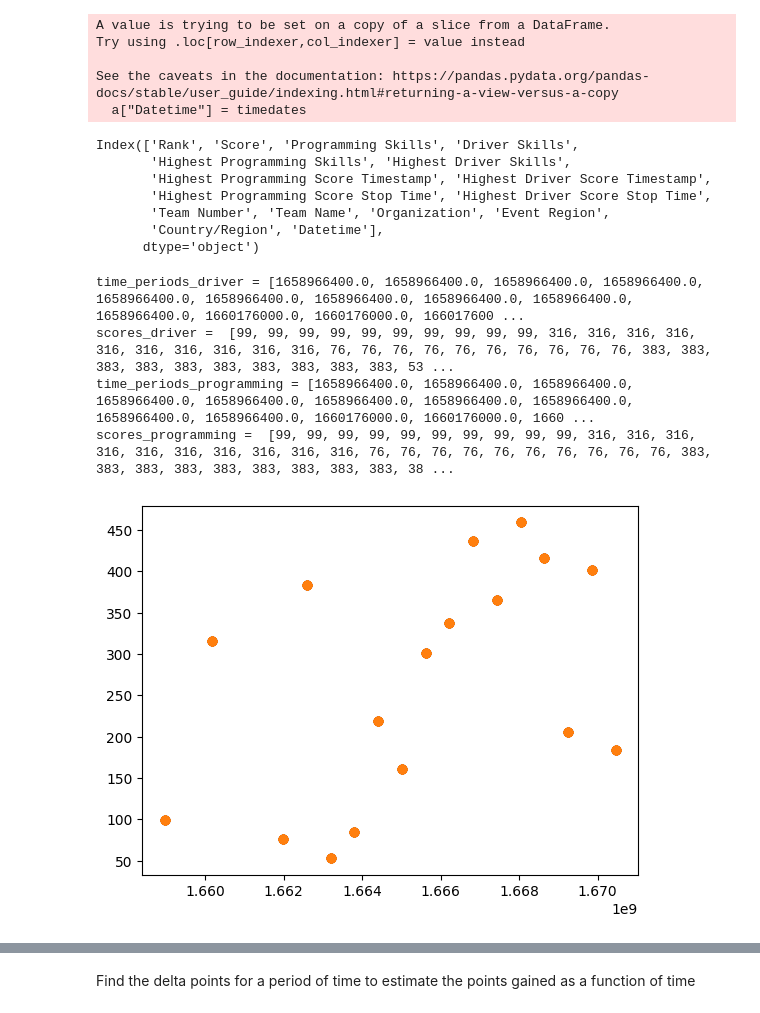
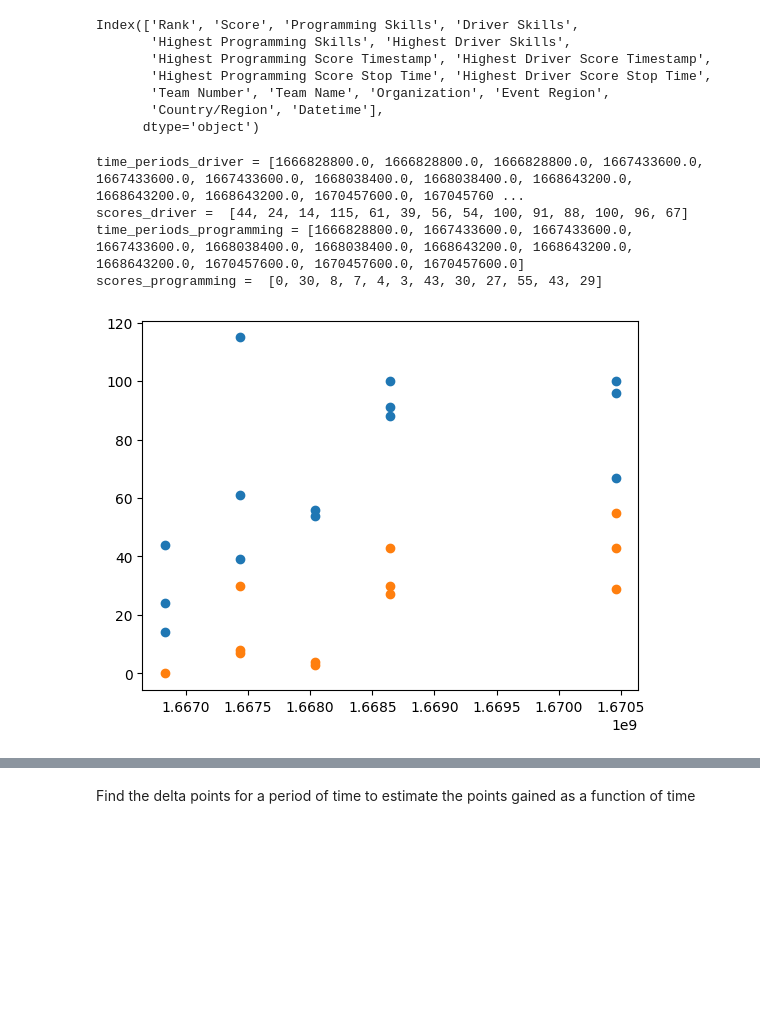
Before and after one commit to MattHandzel/TeamErrorError, a Jupyter notebook: Main/analyzeVexCompetitionData.ipynb, the cells around one changed output, grey strips where cells are left out. Cells and saved outputs as stored; diff of their text form; code cells hidden in the pictures; blank space fills up the shorter version.

```diff
--- a/Main/analyzeVexCompetitionData.ipynb
+++ b/Main/analyzeVexCompetitionData.ipynb
@@ -4,10 +4,10 @@ import numpy as np
 import datetime
 import matplotlib.pyplot as plt
 
-allData = pd.read_csv("../AllVexData_2022_12_9.csv")
+allData = pd.read_csv("../AllVexData_2022_12_26.csv")
 # %%
-# a = allData[allData["Event Region"] == "Illinois"]
-a = allData
+a = allData[allData["Event Region"] == "Illinois"]
+# a = allData
 
 # Filter out where the data does not have a driver score for the skills
 a = a[pd.notna(a["Highest Driver Score Timestamp"])]
@@ -19,12 +19,6 @@ for date in dates:
   timedates.append((datetime.datetime(date[0], date[1], date[2], 0, 0).timestamp() // (3600 * 24 * 7)) * (3600 * 24 * 7))
 
 a["Datetime"] = timedates
-# %% [output]
-A value is trying to be set on a copy of a slice from a DataFrame.
-Try using .loc[row_indexer,col_indexer] = value instead
-
-See the caveats in the documentation: https://pandas.pydata.org/pandas-docs/stable/user_guide/indexing.html#returning-a-view-versus-a-copy
-  a["Datetime"] = timedates
 # %%
 print(a.columns)
 # %% [output]
@@ -37,35 +31,39 @@ Index(['Rank', 'Score', 'Programming Skills', 'Driver Skills',
       dtype='object')
 # %%
 
-def get_highest(_type):
+def get_highest(_type, top_n):
   unique_time_periods = []
   highest_scores = []
   for _datetime in np.unique(a["Datetime"]):
     # print(_datetime)
     b = a[a["Datetime"] == _datetime]
     # print("Max:", max(b[f"Highest {_type} Skills"][pd.notna(b[f"Highest {_type} Skills"])]))
-    for i in range(10):
+    for i in range(top_n):
       try:
         # highest_scores.append(max(b[f"Highest {_type} Skills"][pd.notna(b[f"Highest {_type} Skills"])]))
-        highest_scores.append(max(b[f"Score"][pd.notna(b[f"Score"])]))
-        # b = b[b[f"Highest {_type} Skills"] != max(b[f"Highest {_type} Skills"][pd.notna(b[f"Highest {_type} Skills"])])]
+        highest_scores.append(max(b[f"Highest {_type} Skills"][pd.notna(b[f"Highest {_type} Skills"])]))
+        b = b[b[f"Highest {_type} Skills"] != max(b[f"Highest {_type} Skills"][pd.notna(b[f"Highest {_type} Skills"])])]
         unique_time_periods.append(_datetime)
+
+        # Remove the highest scores
+        # highest_scores.pop(max(b[f"Score"][pd.notna(b[f"Score"])]))
+
       except Exception as e:
         pass
 
 
   plt.plot(unique_time_periods, highest_scores, "o")
   print(f"time_periods_{_type.lower()} =",unique_time_periods)
   print(f"scores_{_type.lower()} = ", highest_scores)
 
-get_highest("Driver")
-get_highest("Programming")
+get_highest("Driver", top_n=3)
+get_highest("Programming", top_n=3)
 # %% [output]
-time_periods_driver = [1658966400.0, 1658966400.0, 1658966400.0, 1658966400.0, 1658966400.0, 1658966400.0, 1658966400.0, 1658966400.0, 1658966400.0, 1658966400.0, 1660176000.0, 1660176000.0, 166017600 ...
-scores_driver =  [99, 99, 99, 99, 99, 99, 99, 99, 99, 99, 316, 316, 316, 316, 316, 316, 316, 316, 316, 316, 76, 76, 76, 76, 76, 76, 76, 76, 76, 76, 383, 383, 383, 383, 383, 383, 383, 383, 383, 383, 53 ...
-time_periods_programming = [1658966400.0, 1658966400.0, 1658966400.0, 1658966400.0, 1658966400.0, 1658966400.0, 1658966400.0, 1658966400.0, 1658966400.0, 1658966400.0, 1660176000.0, 1660176000.0, 1660 ...
-scores_programming =  [99, 99, 99, 99, 99, 99, 99, 99, 99, 99, 316, 316, 316, 316, 316, 316, 316, 316, 316, 316, 76, 76, 76, 76, 76, 76, 76, 76, 76, 76, 383, 383, 383, 383, 383, 383, 383, 383, 383, 38 ...
+time_periods_driver = [1666828800.0, 1666828800.0, 1666828800.0, 1667433600.0, 1667433600.0, 1667433600.0, 1668038400.0, 1668038400.0, 1668643200.0, 1668643200.0, 1668643200.0, 1670457600.0, 167045760 ...
+scores_driver =  [44, 24, 14, 115, 61, 39, 56, 54, 100, 91, 88, 100, 96, 67]
+time_periods_programming = [1666828800.0, 1667433600.0, 1667433600.0, 1667433600.0, 1668038400.0, 1668038400.0, 1668643200.0, 1668643200.0, 1668643200.0, 1670457600.0, 1670457600.0, 1670457600.0]
+scores_programming =  [0, 30, 8, 7, 4, 3, 43, 30, 27, 55, 43, 29]
-[figure, old version]
+[figure, new version]
 # %%
 print(a.columns)
 # plt.plot(a["Datetime"], a["Highest Driver Skills"], "o")
```
Also changed, not shown: parts of 8 cells of this notebook, 2 other files.
